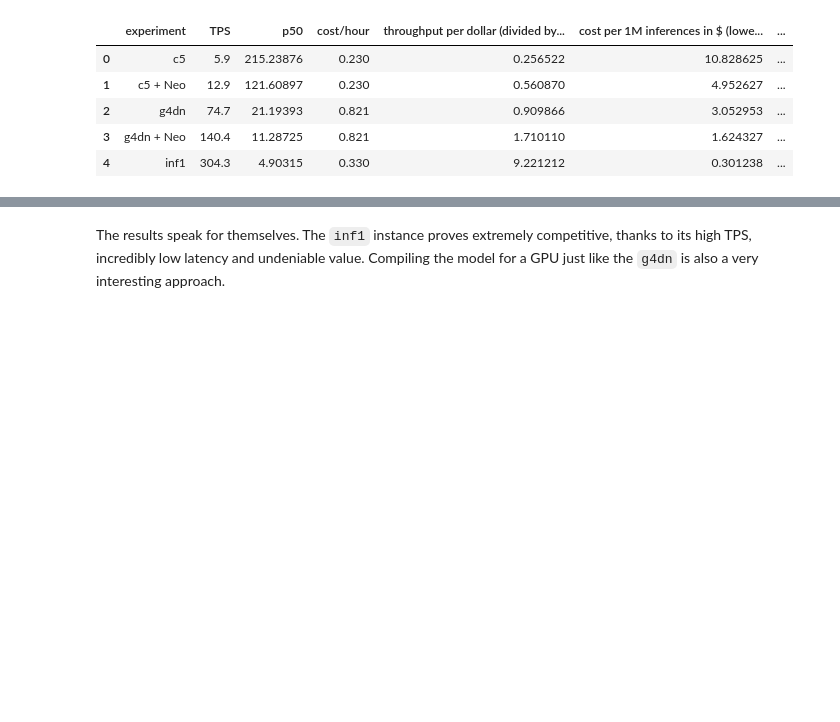
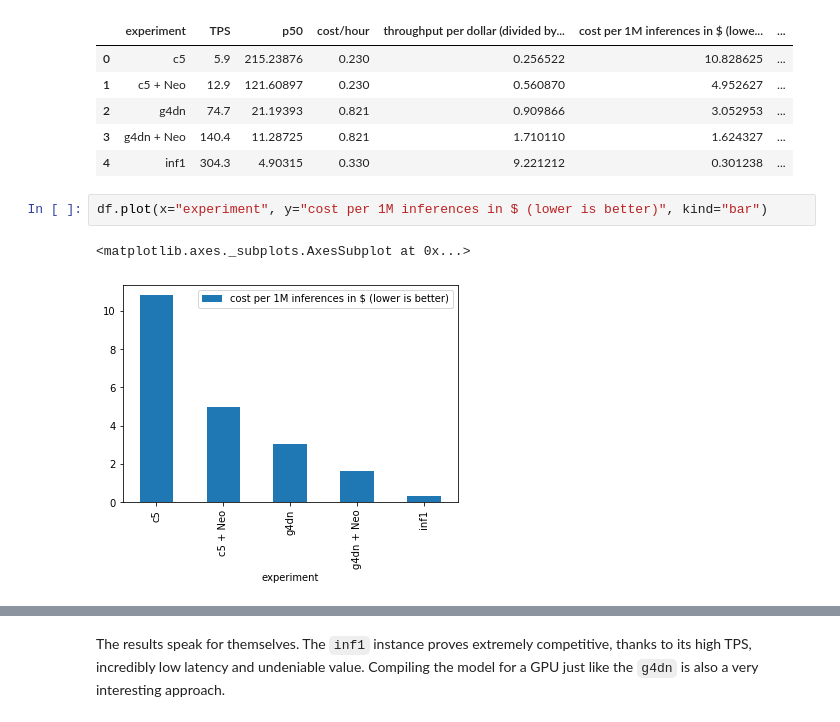
Before and after one commit to aws-samples/sagemaker-benchmarking-accelerators-pretrained-pytorch-resnet50, a Jupyter notebook: resnet50.ipynb, the cells around one changed output, grey strips where cells are left out. Saved outputs shown, nothing was run; the diff lists cells and outputs as text; blank space fills up the shorter version.

```diff
--- a/resnet50.ipynb
+++ b/resnet50.ipynb
@@ -275,4 +275,9 @@ df.head()
 | 2 | g4dn | 74.7 | 21.19393 | 0.821 | 0.909866 | 3.052953 | ... |
 | 3 | g4dn + Neo | 140.4 | 11.28725 | 0.821 | 1.710110 | 1.624327 | ... |
 | 4 | inf1 | 304.3 | 4.90315 | 0.330 | 9.221212 | 0.301238 | ... |
+# %%
+df.plot(x="experiment", y="cost per 1M inferences in $ (lower is better)", kind="bar")
+# %% [output]
+<matplotlib.axes._subplots.AxesSubplot at 0x...>
+[figure, added]
 # %%
```
Also changed, not shown: parts of 4 cells of this notebook, 4 other files.
